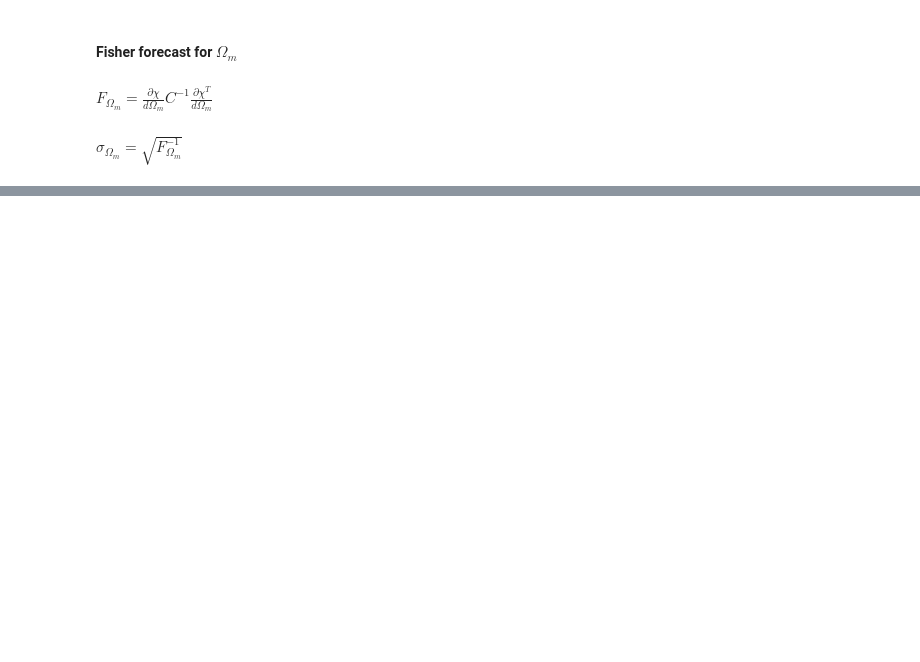
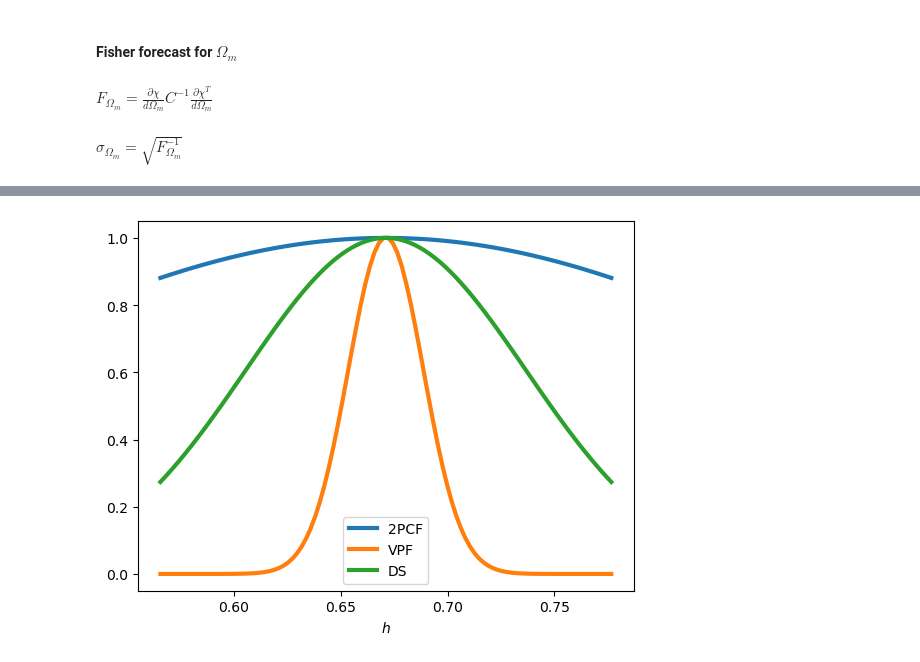
Before and after one commit to FedeDavilaKurban/VPF_Quijote, a Jupyter notebook: fisherMatrixComputation.ipynb, the cells around one changed output, grey strips where cells are left out. Cells and saved outputs as stored; diff of their text form; code cells hidden in the pictures; blank space fills up the shorter version.

```diff
--- a/fisherMatrixComputation.ipynb
+++ b/fisherMatrixComputation.ipynb
@@ -105,0 +108,92 @@ plt.show()
+# %%
+
+def get_filenames(rmin,rmax,rbin,njk,ns,cosm,space):
+    filename = f'vpfdata_{rmin}-{rmax}-{rbin}-{njk}-{ns}-{cosm}-{space}-*.dat'
+    return filename
+def compute_mean_cov(summaries):
+    mean = np.mean(summaries, axis=0)
+    covariance = np.cov(summaries.T)
+    inverse_covariance = np.linalg.solve(
+        covariance, np.eye(len(covariance), len(covariance))
+    )
+    corrm = np.corrcoef(summaries.T)
+    return mean, covariance, inverse_covariance, corrm
+
+import glob
+import numpy as np
+from astropy.io import ascii
+
+# Parameters
+ns = int(10000)
+rbin = int(13)
+rmin, rmax = 3., int(25)
+njk = int(10)
+space = 'zspace'
+#filedir = '/home/federico/mnts/clemente/Proyectos/VPF_Quijote/data/output/'
+filedir = '../data/output/'
+
+for cosm in ['h_m','h_p','fiducial']:
+
+    filenames = get_filenames(rmin,rmax,rbin,njk,ns,cosm,space)
+
+    filelist = glob.glob(filedir+filenames)
+    nsim = len(filelist)
+    print(cosm, nsim)
+
+    chis = []
+    nxis = []
+    chi_stds = []
+
+    #if cosm != 'fiducial': filelist=filelist[:100]
+    # Read all files
+    for file in filelist:
+        #print(file)
+        data = ascii.read(file)
+        chis.append( data['chi'] )
+        nxis.append( data['N_mean']*data['xi'] )
+        chi_stds.append( data['chi_std'] )
+
+
+    if cosm=='h_m':
+        mean_h_m, covariance_h_m, inverse_covariance_h_m, corrm_h_m = compute_mean_cov(np.array(chis))
+    if cosm=='h_p':
+        mean_h_p, covariance_h_p, inverse_covariance_h_p, corrm_h_p = compute_mean_cov(np.array(chis))
+    if cosm=='fiducial':
+        mean_fid, covariance_fid, inverse_covariance_fid, corrm_fid = compute_mean_cov(np.array(chis))
+
+h_fid = 0.6711
+h_m = 0.6511
+h_p = 0.6911
+delta_h = h_p-h_fid
+print(delta_h)
+dChi_dh = (mean_h_p-mean_h_m)/(2*delta_h)
+print(dChi_dh)
+
+##########################################################################
+# Fisher factor
+covfactor = (2994-1)/(2994-13+6-1)
+f_h = dChi_dh @ np.linalg.inv(covfactor*covariance_fid) @ dChi_dh.T
+sigma_h = np.sqrt(1/f_h)
+
+print(sigma_h)
+
+##########################################################################
+# Plot
+def gaussian(x,mu,sigma,norm=True):
+    g = np.exp(-(x - mu)**2 / (2 * sigma**2))
+    if norm==True:
+        g /= g.max()
+    return g
+
+import matplotlib.pyplot as plt
+import numpy as np
+
+lw = 3
+x = np.linspace(h_fid - 6*sigma_h, h_fid + 6*sigma_h, 100)
+plt.plot(x, gaussian(x, h_fid, 0.20976), label='2PCF', lw=lw)
+plt.plot(x, gaussian(x, h_fid, sigma_h), label='VPF', lw=lw)
+plt.plot(x, gaussian(x, h_fid, 0.0656), label='DS', lw=lw)
+plt.xlabel(r'$h$')
+plt.legend()
+plt.show()
+# %% [output]
@@ -105,0 +208 @@ plt.show()
+[figure, added]
```
Also changed, not shown: parts of 10 cells of this notebook.
